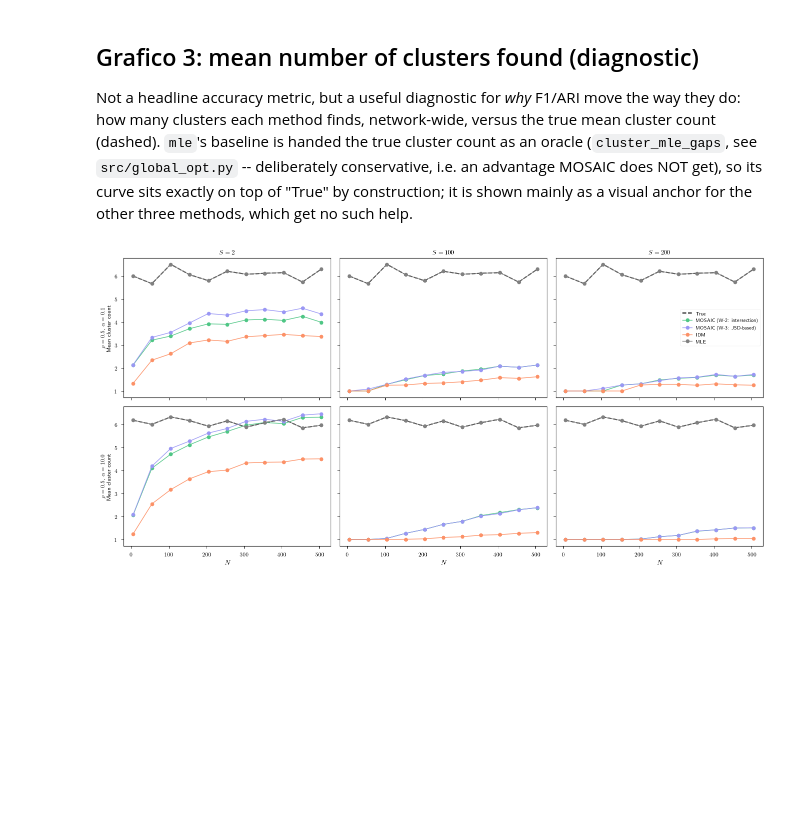
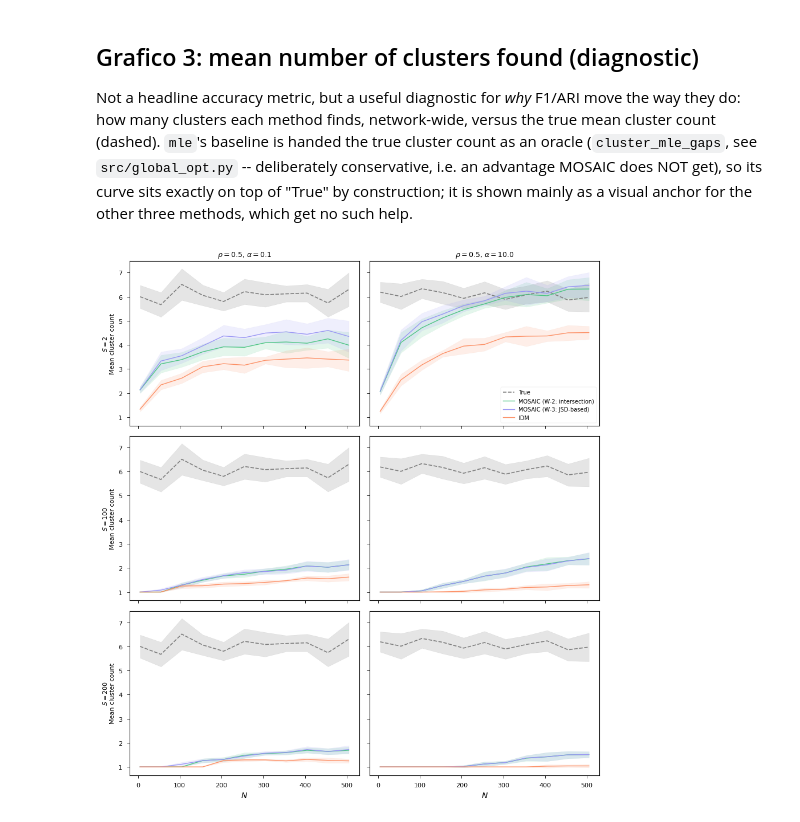
Before and after one commit to Niccolo-Rocchi/BN-FPL, a Jupyter notebook: plot_global.ipynb, the cells around one changed output. Drawn from its saved outputs; the diff is of its cells as text; code cells hidden in the pictures; blank space fills up the shorter version.

```diff
--- a/plot_global.ipynb
+++ b/plot_global.ipynb
@@ -70,7 +70,7 @@ plt.rcParams.update(
         "lines.linewidth": 1.0,
         # "figure.dpi": 300,
         "savefig.dpi": 300,
-        "text.usetex": True,
+        # "text.usetex": True,
     }
 )
 # %% [markdown]
@@ -266,38 +266,47 @@ fig, axes = plt.subplots(
     figsize=(4.5 * len(col_vals), 3.3 * len(row_vals)),
     squeeze=False,
     sharex=True,
     sharey=True,
 )
-for i, (p, a) in enumerate(row_vals):
-    for j, (nc, ess) in enumerate(col_vals):
+for i, (nc, ess) in enumerate(row_vals):
+    for j, (p, a) in enumerate(col_vals):
         ax = axes[i][j]
         sub = df_mean[
             (df_mean["prob_shift"] == p)
             & (df_mean["alpha"] == a)
             & (df_mean["n_clients"] == nc)
             & (df_mean["ess"] == ess)
         ].sort_values("size")
 
-        ax.plot(sub["size"], sub["n_clusters_true_mean_mean"], "k--", label="True", linewidth=1.5)
+        true_mean = sub["n_clusters_true_mean_mean"]
+        true_std = sub["n_clusters_true_mean_std"]
+        ax.fill_between(sub["size"], true_mean - true_std, true_mean + true_std, color="black", alpha=0.1)
+        ax.plot(sub["size"], true_mean, "k--", label="True", linewidth=1.2, color="grey")
         for m in METHODS:
+            if m == "mle":
+                continue
+            mean = sub[f"{m}_n_clusters_mean_mean"]
+            std = sub[f"{m}_n_clusters_mean_std"]
+            ax.fill_between(sub["size"], mean - std, mean + std, color=method_colors[m], alpha=0.15)
             ax.plot(
                 sub["size"],
-                sub[f"{m}_n_clusters_mean_mean"],
+                mean,
                 color=method_colors[m],
-                marker="o",
                 label=method_labels[m],
+                linewidth=1,
+                linestyle="-"
             )
 
         if i == 0:
-            ax.set_title(col_title(nc, ess), fontsize=9)
+            ax.set_title(col_label(p, a), fontsize=9)
         if j == 0:
-            ax.set_ylabel(f"{row_label(p, a)}\nMean cluster count", fontsize=8)
+            ax.set_ylabel(f"{row_label(nc, ess)}\nMean cluster count", fontsize=8)
         if i == len(row_vals) - 1:
             ax.set_xlabel("$N$")
 
 axes[0][-1].legend(fontsize=7)
 plt.tight_layout()
 plt.show()
 fig.savefig(f"{res_path}_nclusters.svg", dpi=1200, bbox_inches="tight", transparent=False)
 # %% [output]
-[figure, old version]
+[figure, new version]
```
Also changed, not shown: parts of 10 cells of this notebook, 14 other files.
